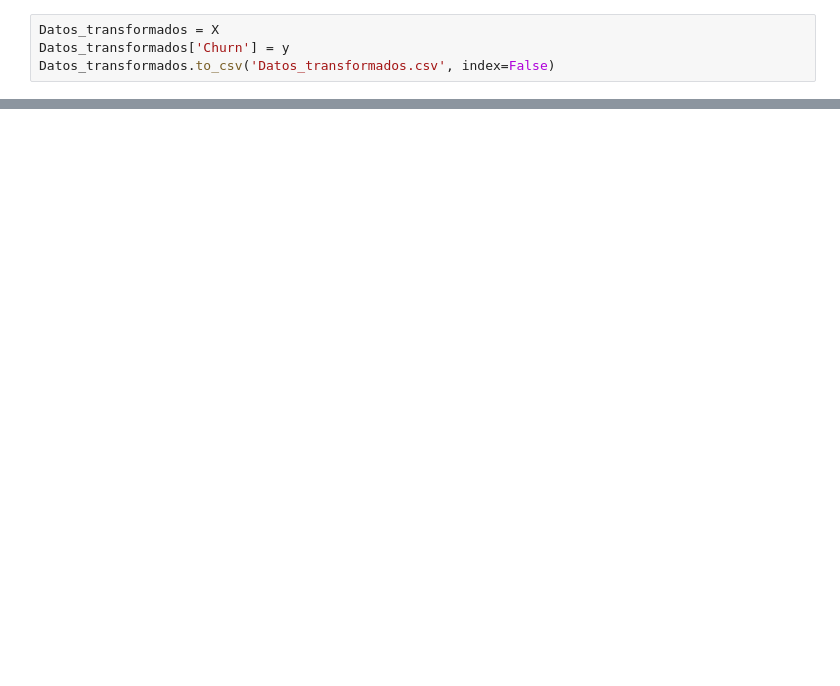
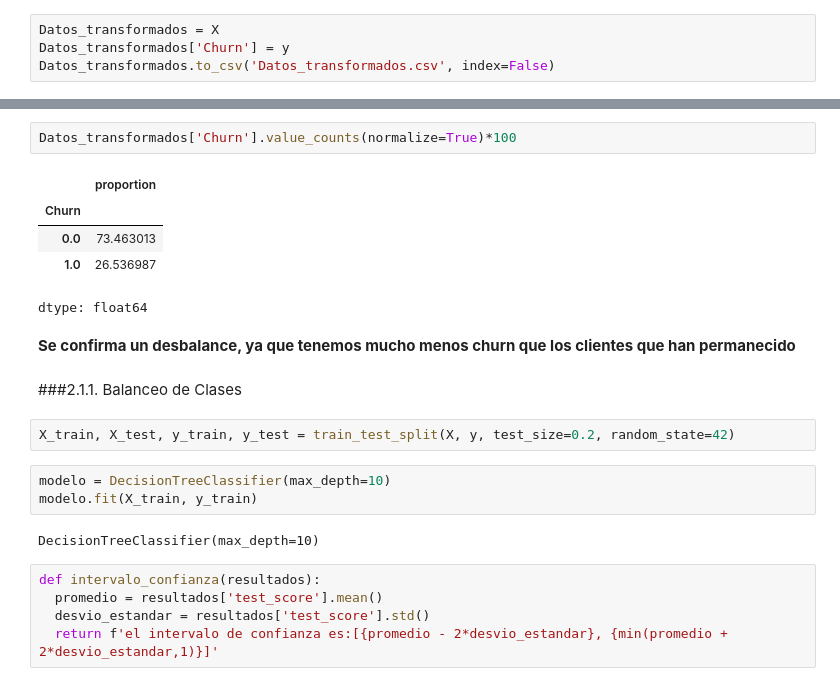
Before and after one commit to dialejo/Telecom_x2, a Jupyter notebook: Telecom_X2_Churn_prediccion.ipynb, the cells around one changed output, grey strips where cells are left out. Cells and saved outputs as stored; diff of their text form; blank space fills up the shorter version.

```diff
--- a/Telecom_X2_Churn_prediccion.ipynb
+++ b/Telecom_X2_Churn_prediccion.ipynb
@@ -351,0 +449,24 @@ Datos_transformados.to_csv('Datos_transformados.csv', index=False)
+# %%
+Datos_transformados['Churn'].value_counts(normalize=True)*100
+# %% [output]
+|  | proportion |
+| Churn |  |
+| 0.0 | 73.463013 |
+| 1.0 | 26.536987 |
+dtype: float64
+# %% [markdown]
+**Se confirma un desbalance, ya que tenemos mucho menos churn que los clientes que han permanecido**
+# %% [markdown]
+###2.1.1. Balanceo de Clases
+# %%
+X_train, X_test, y_train, y_test = train_test_split(X, y, test_size=0.2, random_state=42)
+# %%
+modelo = DecisionTreeClassifier(max_depth=10)
+modelo.fit(X_train, y_train)
+# %% [output]
+DecisionTreeClassifier(max_depth=10)
+# %%
+def intervalo_confianza(resultados):
+  promedio = resultados['test_score'].mean()
+  desvio_estandar = resultados['test_score'].std()
+  return f'el intervalo de confianza es:[{promedio - 2*desvio_estandar}, {min(promedio + 2*desvio_estandar,1)}]'
```
Also changed, not shown: parts of 28 cells of this notebook.
